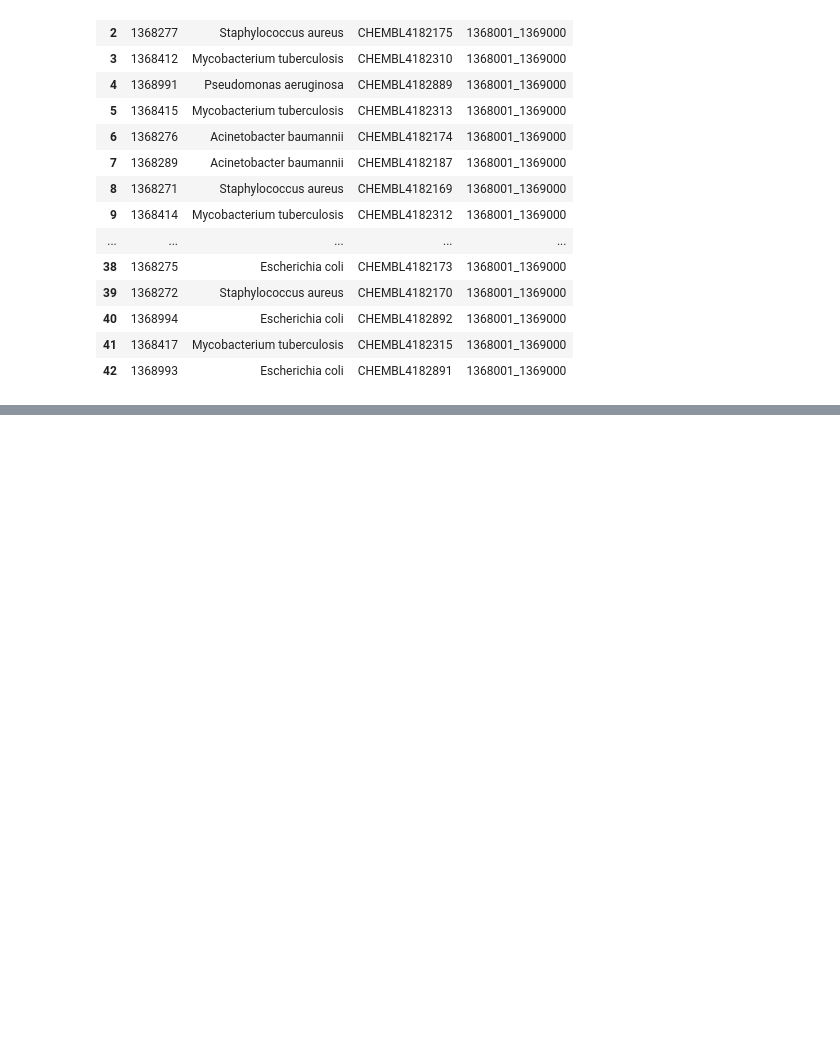
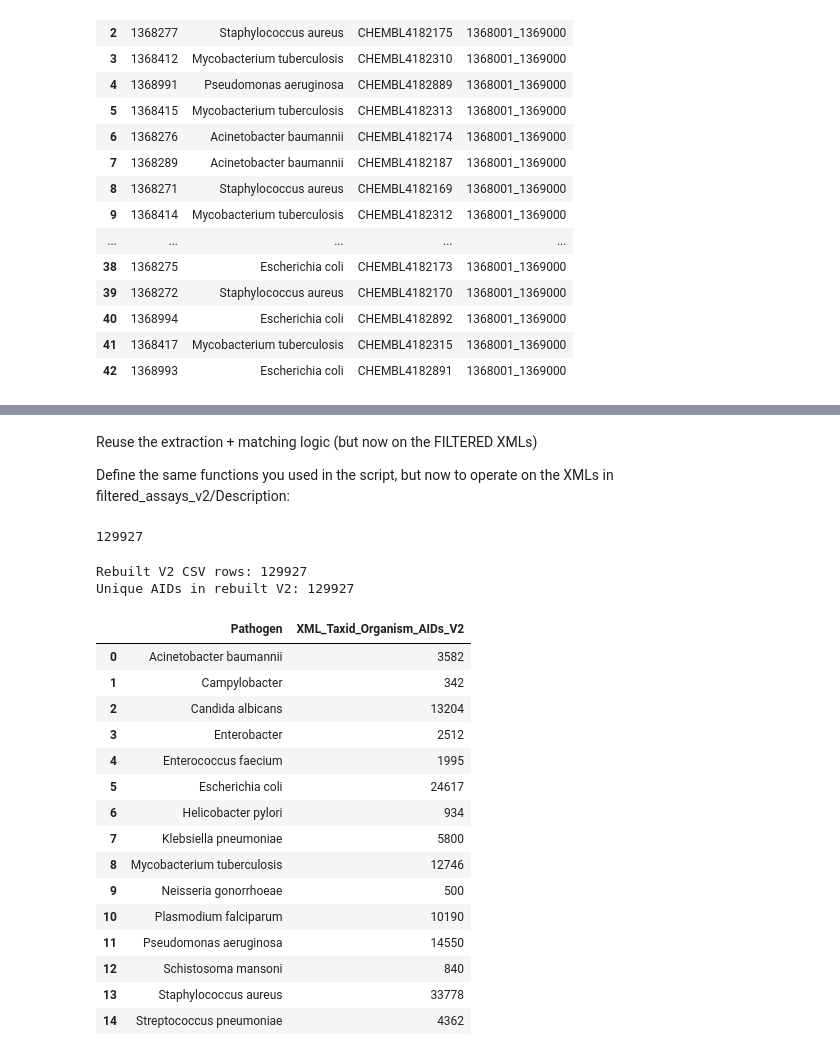
Before and after one commit to ersilia-os/pubchem-antimicrobial-tasks, a Jupyter notebook: notebooks/03_Filtering_pathogen_bioassays.ipynb, the cells around one changed output, grey strips where cells are left out. Cells and saved outputs as stored; diff of their text form; code cells hidden in the pictures; blank space fills up the shorter version.

Commit message:
extraction finished

```diff
--- a/notebooks/03_Filtering_pathogen_bioassays.ipynb
+++ b/notebooks/03_Filtering_pathogen_bioassays.ipynb
@@ -675,0 +746,4 @@ Number matched: 43
+# %% [markdown]
+Reuse the extraction + matching logic (but now on the FILTERED XMLs)
+
+Define the same functions you used in the script, but now to operate on the XMLs in filtered_assays_v2/Description:
@@ -675,0 +846,7 @@ Number matched: 43
+# %%
+# Rebuild the V2 metadata CSV from the XML folder
+records = []
+xml_files = sorted(KEEP_DESC_V2.glob("*.xml"))
+len(xml_files)
+# %% [output]
+129927
@@ -675,0 +880,55 @@ Number matched: 43
+# %%
+df_v2 = pd.DataFrame(records).drop_duplicates(subset=["AID"])
+df_v2.to_csv(DATA_PROCESSED / "filtered_description_with_organisms_v2_REBUILT.csv", index=False)
+
+print("Rebuilt V2 CSV rows:", len(df_v2))
+print("Unique AIDs in rebuilt V2:", df_v2["AID"].nunique())
+# %% [output]
+Rebuilt V2 CSV rows: 129927
+Unique AIDs in rebuilt V2: 129927
+# %%
+# Compute the REAL per-pathogen final V2 counts
+
+# Use the rebuilt V2 metadata
+df_v2 = df_v2.copy()
+
+# Split Pathogen into a list
+df_v2["Pathogen_list"] = df_v2["Pathogen"].str.split(", ")
+
+# Explode into one row per (AID, Pathogen)
+df_exp = df_v2.explode("Pathogen_list", ignore_index=True)
+df_exp = df_exp.rename(columns={"Pathogen_list": "Pathogen_single"})
+
+# Drop empties
+df_exp = df_exp.dropna(subset=["Pathogen_single"])
+df_exp = df_exp[df_exp["Pathogen_single"].str.len() > 0]
+
+# REAL final V2 counts
+summary_v2 = (
+    df_exp.groupby("Pathogen_single")["AID"]
+    .nunique()
+    .reset_index()
+    .rename(columns={"Pathogen_single": "Pathogen",
+                     "AID": "XML_Taxid_Organism_AIDs_V2"})
+)
+
+summary_v2 = summary_v2.sort_values("Pathogen")
+summary_v2.to_csv(DATA_PROCESSED / "summary_pathogen_v2_REBUILT.csv", index=False)
+summary_v2
+# %% [output]
+|  | Pathogen | XML_Taxid_Organism_AIDs_V2 |
+| 0 | Acinetobacter baumannii | 3582 |
+| 1 | Campylobacter | 342 |
+| 2 | Candida albicans | 13204 |
+| 3 | Enterobacter | 2512 |
+| 4 | Enterococcus faecium | 1995 |
+| 5 | Escherichia coli | 24617 |
+| 6 | Helicobacter pylori | 934 |
+| 7 | Klebsiella pneumoniae | 5800 |
+| 8 | Mycobacterium tuberculosis | 12746 |
+| 9 | Neisseria gonorrhoeae | 500 |
+| 10 | Plasmodium falciparum | 10190 |
+| 11 | Pseudomonas aeruginosa | 14550 |
+| 12 | Schistosoma mansoni | 840 |
+| 13 | Staphylococcus aureus | 33778 |
+| 14 | Streptococcus pneumoniae | 4362 |
```
Also changed, not shown: parts of 19 cells of this notebook, 3 other files.
